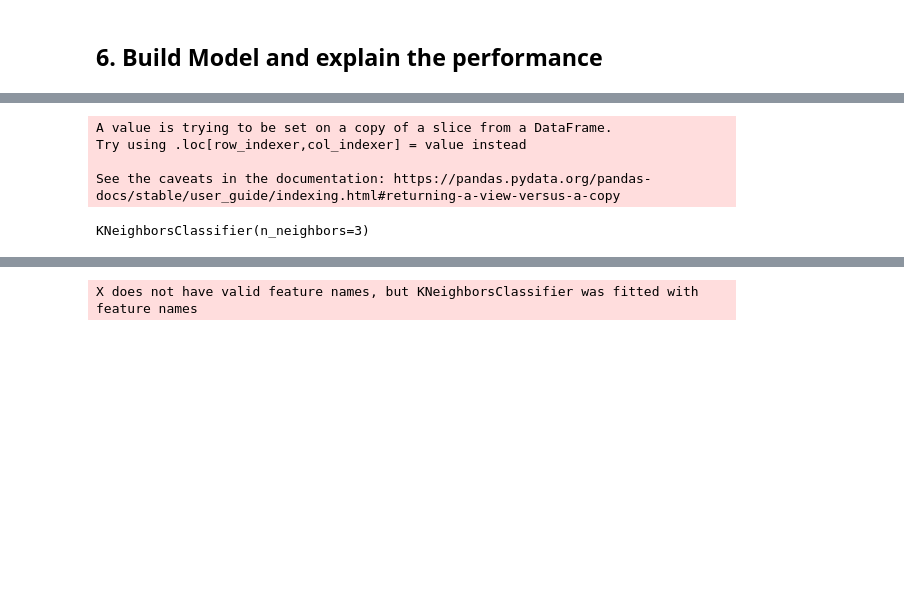
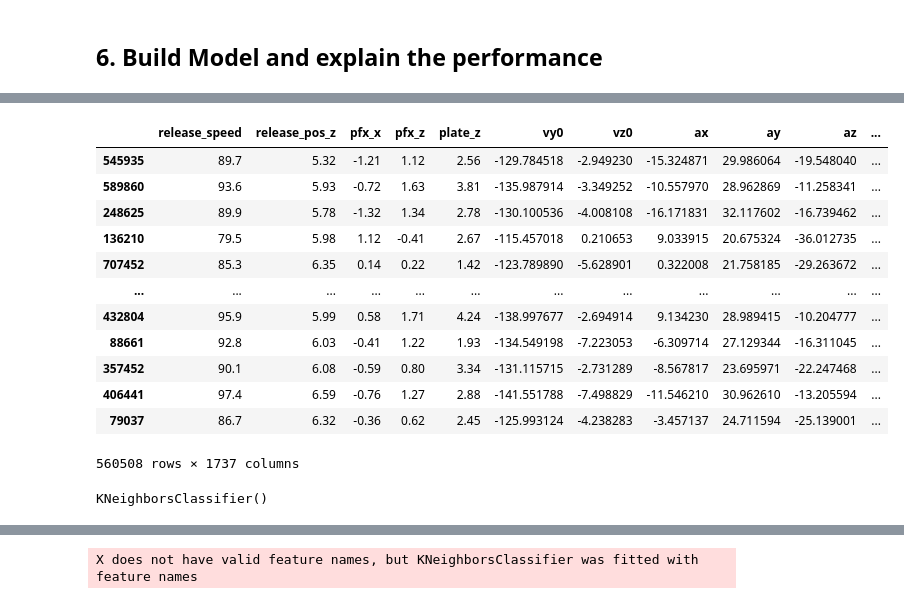
Before and after one commit to gihonglee/MLB_project, a Jupyter notebook: mlb-eda.ipynb, the cells around one changed output, grey strips where cells are left out. Cells and saved outputs as stored; diff of their text form; code cells hidden in the pictures; blank space fills up the shorter version.

Commit message:
clean up the code, need to pickle the model

```diff
--- a/mlb-eda.ipynb
+++ b/mlb-eda.ipynb
@@ -632,0 +636,5 @@ X
+# %%
+categorical_cols = ['batter','player_name','description']
+df_model = X_new
+df_model[categorical_cols] = df[categorical_cols]
+df_model
@@ -633,19 +659,26 @@ X
+# %%
+df_model = df_model.sample(10000, random_state= 1)
 # %%
-y = df.pitch_name
-y = np.array(y)
-# y = y.reshape(-1, 1)
+y = df_model.pitch_name
+X = df_model.drop("pitch_name", axis = 1)
 
-# X_train, X_test, y_train, y_test = train_test_split(
-#     X, y, test_size=0.2, random_state=12345
-# )
-# y_train
-# X_train
+X = pd.get_dummies(X)
+X_train, X_test, y_train, y_test = train_test_split(
+    X, y, test_size=0.2, random_state=12345
+)
+y_train
+X_train
+# %% [output]
+|  | release_speed | release_pos_z | pfx_x | pfx_z | plate_z | vy0 | vz0 | ax | ay | az | ... |
+| 545935 | 89.7 | 5.32 | -1.21 | 1.12 | 2.56 | -129.784518 | -2.949230 | -15.324871 | 29.986064 | -19.548040 | ... |
+| 589860 | 93.6 | 5.93 | -0.72 | 1.63 | 3.81 | -135.987914 | -3.349252 | -10.557970 | 28.962869 | -11.258341 | ... |
+| 248625 | 89.9 | 5.78 | -1.32 | 1.34 | 2.78 | -130.100536 | -4.008108 | -16.171831 | 32.117602 | -16.739462 | ... |
+| 136210 | 79.5 | 5.98 | 1.12 | -0.41 | 2.67 | -115.457018 | 0.210653 | 9.033915 | 20.675324 | -36.012735 | ... |
+| 707452 | 85.3 | 6.35 | 0.14 | 0.22 | 1.42 | -123.789890 | -5.628901 | 0.322008 | 21.758185 | -29.263672 | ... |
+| ... | ... | ... | ... | ... | ... | ... | ... | ... | ... | ... | ... |
+| 432804 | 95.9 | 5.99 | 0.58 | 1.71 | 4.24 | -138.997677 | -2.694914 | 9.134230 | 28.989415 | -10.204777 | ... |
+| 88661 | 92.8 | 6.03 | -0.41 | 1.22 | 1.93 | -134.549198 | -7.223053 | -6.309714 | 27.129344 | -16.311045 | ... |
+| 357452 | 90.1 | 6.08 | -0.59 | 0.80 | 3.34 | -131.115715 | -2.731289 | -8.567817 | 23.695971 | -22.247468 | ... |
+| 406441 | 97.4 | 6.59 | -0.76 | 1.27 | 2.88 | -141.551788 | -7.498829 | -11.546210 | 30.962610 | -13.205594 | ... |
+| 79037 | 86.7 | 6.32 | -0.36 | 0.62 | 2.45 | -125.993124 | -4.238283 | -3.457137 | 24.711594 | -25.139001 | ... |
+560508 rows × 1737 columns
-# %%
-X['target'] = y
-X
-X_sample = X.sample(n=1000, random_state=1)
-# %% [output]
-A value is trying to be set on a copy of a slice from a DataFrame.
-Try using .loc[row_indexer,col_indexer] = value instead
-
-See the caveats in the documentation: https://pandas.pydata.org/pandas-docs/stable/user_guide/indexing.html#returning-a-view-versus-a-copy
@@ -655,5 +684,0 @@ X = X_sample.drop('target',axis = 1)
-# %%
-knn_model = KNeighborsClassifier(n_neighbors=3)
-knn_model.fit(X, y)
-# %% [output]
-KNeighborsClassifier(n_neighbors=3)
@@ -659,0 +688,4 @@ KNeighborsClassifier(n_neighbors=3)
+# %%
+knn_model.fit(X_train,y_train)
+# %% [output]
+KNeighborsClassifier()
```
Also changed, not shown: parts of 41 cells of this notebook, 2 other files.
